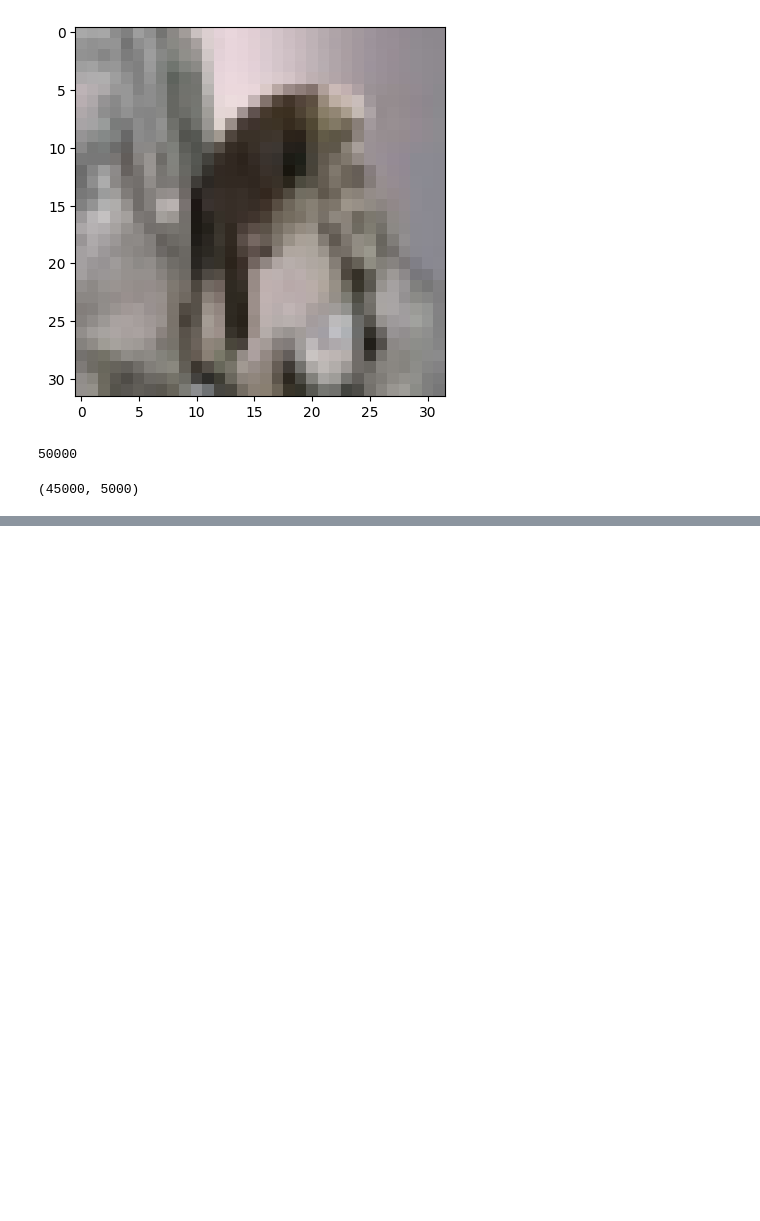
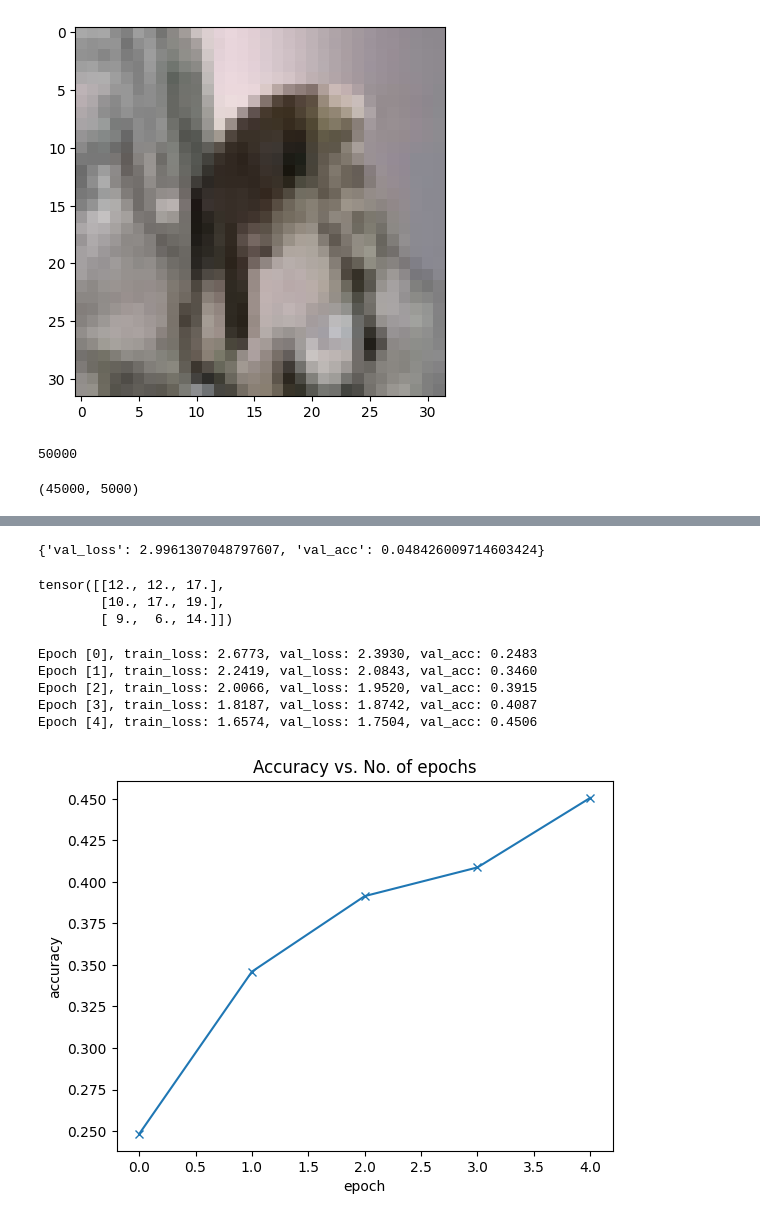
Before and after one commit to yash5891/Deep-Learning, a Jupyter notebook: cifar100.ipynb, the cells around one changed output, grey strips where cells are left out. Drawn from its saved outputs; the diff is of its cells as text; code cells hidden in the pictures; blank space fills up the shorter version.

```diff
--- a/cifar100.ipynb
+++ b/cifar100.ipynb
@@ -114,0 +312,49 @@ val_dl = DataLoader(val_ds, batch_size*2, num_workers=4, pin_memory=True)
+# %%
+model = to_device(Cifar10CnnModel(), device)
+# %%
+model.evaluate(val_dl)
+# %% [output]
+{'val_loss': 2.9961307048797607, 'val_acc': 0.048426009714603424}
+# %%
+sample_image = torch.tensor([
+    [3, 3, 2, 1, 0],
+    [0, 0, 1, 3, 1],
+    [3, 1, 2, 2, 3],
+    [2, 0, 0, 2, 2],
+    [2, 0, 0, 0, 1]
+], dtype=torch.float32)
+
+sample_kernel = torch.tensor([
+    [0, 1, 2],
+    [2, 2, 0],
+    [0, 1, 2]
+], dtype=torch.float32)
+
+apply_kernel(sample_image, sample_kernel)
+# %% [output]
+tensor([[12., 12., 17.],
+        [10., 17., 19.],
+        [ 9.,  6., 14.]])
+# %%
+num_epochs = 5
+opt_func = torch.optim.Adam
+lr = 0.001
+# %%
+history = fit(num_epochs, lr, model, train_dl, val_dl, opt_func)
+# %% [output]
+Epoch [0], train_loss: 2.6773, val_loss: 2.3930, val_acc: 0.2483
+Epoch [1], train_loss: 2.2419, val_loss: 2.0843, val_acc: 0.3460
+Epoch [2], train_loss: 2.0066, val_loss: 1.9520, val_acc: 0.3915
+Epoch [3], train_loss: 1.8187, val_loss: 1.8742, val_acc: 0.4087
+Epoch [4], train_loss: 1.6574, val_loss: 1.7504, val_acc: 0.4506
+# %%
+def plot_accuracies(history):
+    accuracies = [x['val_acc'] for x in history]
+    plt.plot(accuracies, '-x')
+    plt.xlabel('epoch')
+    plt.ylabel('accuracy')
+    plt.title('Accuracy vs. No. of epochs');
+# %%
+plot_accuracies(history)
+# %% [output]
+[figure, added]
```
Also changed, not shown: parts of 21 cells of this notebook.
